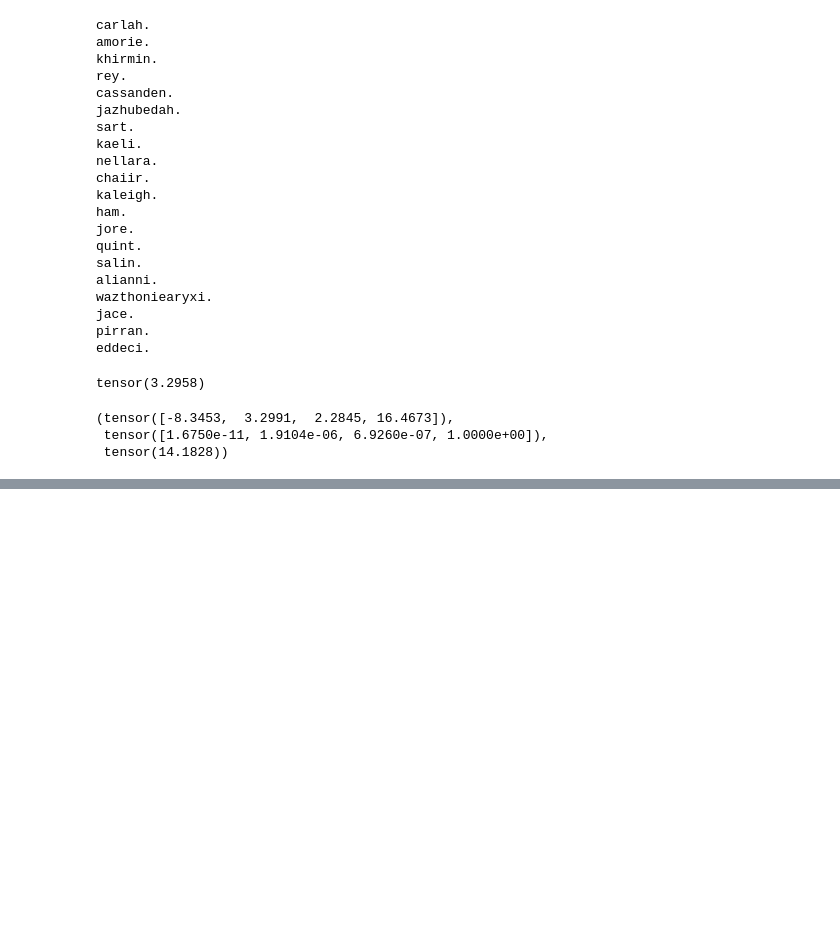
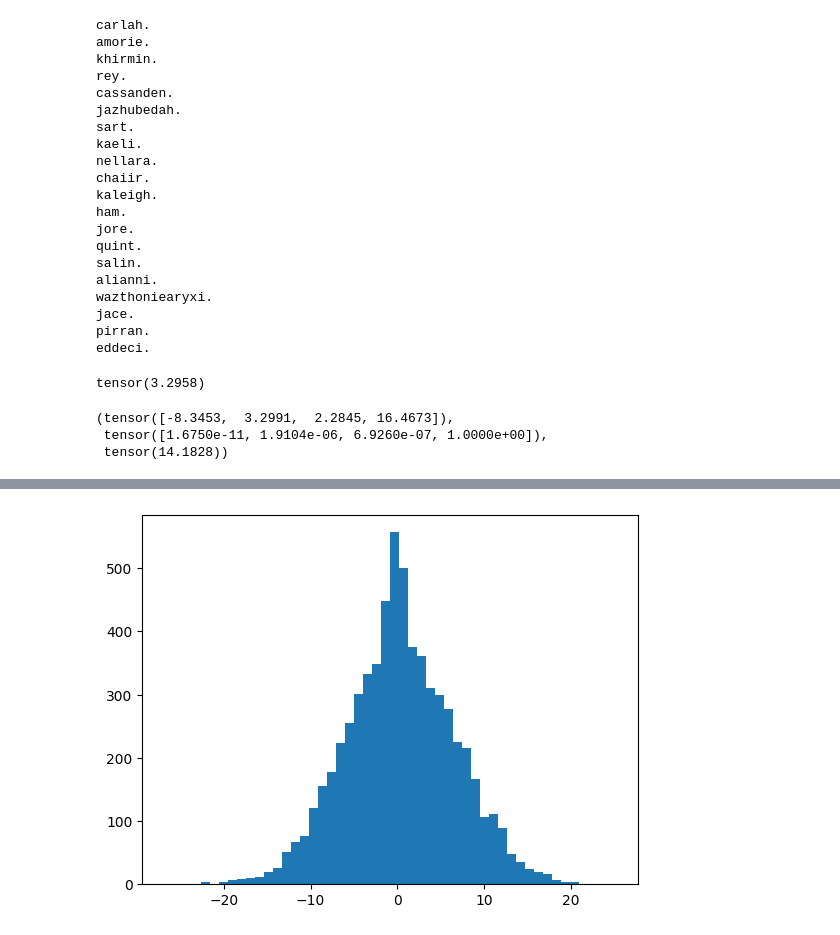
Before and after one commit to calogerofontana/makemore_part3_bn, a Jupyter notebook: makemore_part3_bn.ipynb, the cells around one changed output, grey strips where cells are left out. Saved outputs shown, nothing was run; the diff lists cells and outputs as text; code cells hidden in the pictures; blank space fills up the shorter version.

```diff
--- a/makemore_part3_bn.ipynb
+++ b/makemore_part3_bn.ipynb
@@ -248,0 +269,5 @@ logits, probs, loss
+# %%
+# distribution of pre-activation is very broad
+plt.hist(hpreact.view(-1).tolist(), 50);
+# %% [output]
+[figure, added]
```
Also changed, not shown: parts of 3 cells of this notebook.
